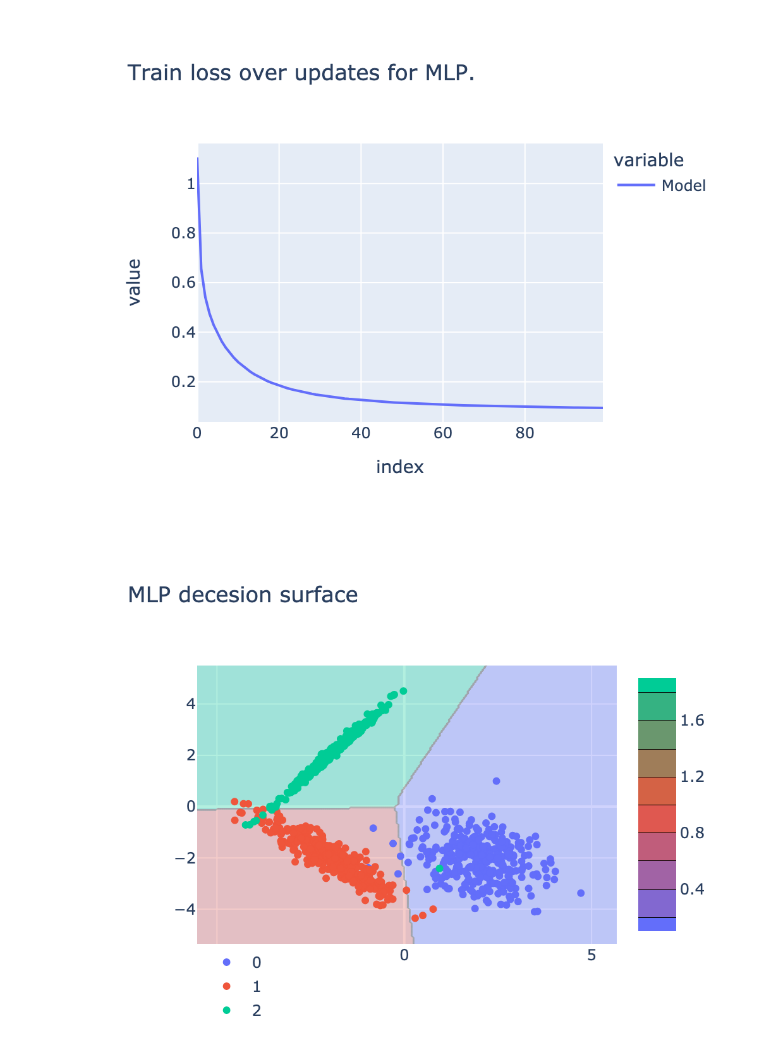
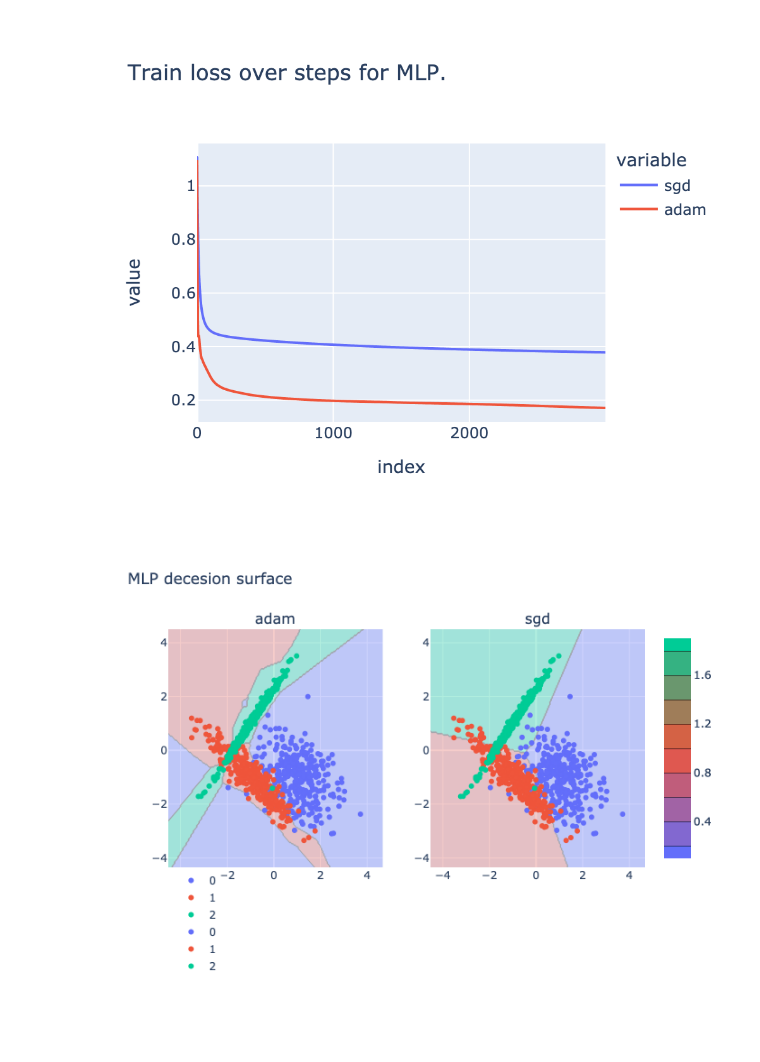
Before and after one commit to dmtryzarubin/ML, a Jupyter notebook: notebooks/MLP_multiclass.ipynb, the cells around one changed output. Saved outputs shown, nothing was run; the diff lists cells and outputs as text; code cells hidden in the pictures; blank space fills up the shorter version.

Commit message:
adam optim added

```diff
--- a/notebooks/MLP_multiclass.ipynb
+++ b/notebooks/MLP_multiclass.ipynb
@@ -10,7 +10,7 @@ NUM_SAMPLES: int = 1000
 STATE: int = 2023
 IN_FEATURES: int = 2
 OUT_FEATURES: int = 3
-CLASS_SEP = 2
+CLASS_SEP = 1
 TEMPLATE = "ggplot2"
 # %%
 import torch
@@ -92,12 +93,10 @@ t_criterion = torch.nn.CrossEntropyLoss()
-# %%
-model.fit(X, y.to(torch.long), criterion, optim, N)
 # %%
-data = pd.DataFrame(dict(Model=model.history))
+data = pd.DataFrame(dict(sgd=model_sgd.history, adam=model_adam.history))
 fig = px.line(
     data,
-    title="Train loss over updates for MLP.",
+    title="Train loss over steps for MLP.",
     **figKwargs,
 )
 fig.show(**showKwargs)
 # %% [output]
-[figure, old version]
+[figure, new version]
@@ -104,41 +112,44 @@ fig.show(**showKwargs)
 # %%
-h = 0.05
-x_min, x_max = X[:, 0].min() - 1, X[:, 0].max() + 1
-y_min, y_max = X[:, 1].min() - 1, X[:, 1].max() + 1
-xx, yy = torch.meshgrid(
-    torch.arange(x_min, x_max, h), torch.arange(y_min, y_max, h), indexing="ij"
-)
-levels = torch.linspace(0, 1, 1000)
-grid = torch.dstack([xx.ravel(), yy.ravel()])[0]
-gridOut = model.predict(grid).argmax(1, keepdim=True)
+from plotly.subplots import make_subplots
 
-fig = go.Figure(
-    data=go.Contour(
-        x=xx[:, 0],
-        y=yy[0],
-        z=gridOut.reshape(xx.shape).T,
-        opacity=0.3,
-        line_smoothing=1.0,
-        colorscale=PALETTE[:3],
+models_dict = {"adam": model_adam, "sgd": model_sgd}
+fig = make_subplots(1, len(models_dict), subplot_titles=tuple(models_dict.keys()))
+
+for i, (name, model) in enumerate(models_dict.items()):
+    gridOut = model.predict(grid).argmax(1, keepdim=True)
+    fig.add_trace(
+        go.Contour(
+            x=xx[:, 0],
+            y=yy[0],
+            z=gridOut.reshape(xx.shape).T,
+            opacity=0.3,
+            line_smoothing=1.0,
+            colorscale=PALETTE[:3],
+        ),
+        1,
+        i + 1,
     )
-)
-
-for cls in torch.unique(y):
-    x = X[y == cls]
-    y_ = int(cls.item())
-    fig.add_trace(
-        go.Scatter(
-            x=x[:, 0], y=x[:, 1], mode="markers", name=f"{y_}", line_color=PALETTE[y_]
+    for cls in torch.unique(y):
+        x = X[y == cls]
+        y_ = int(cls.item())
+        fig.add_trace(
+            go.Scatter(
+                x=x[:, 0],
+                y=x[:, 1],
+                mode="markers",
+                name=f"{y_}",
+                line_color=PALETTE[y_],
+            ),
+            1,
+            i + 1,
         )
-    )
 fig.update_layout(
     title="MLP decesion surface",
     legend=dict(yanchor="top", y=0.00, xanchor="left", x=0.01),
-    **figKwargs,
 )
 fig.show(**showKwargs)
 # %% [output]
-[figure, old version]
+[figure, new version]
 # %%
 from ml.metrics import get_stats, accuracy
 import torch.nn.functional as F
```
Also changed, not shown: parts of 4 cells of this notebook, 3 other files.
